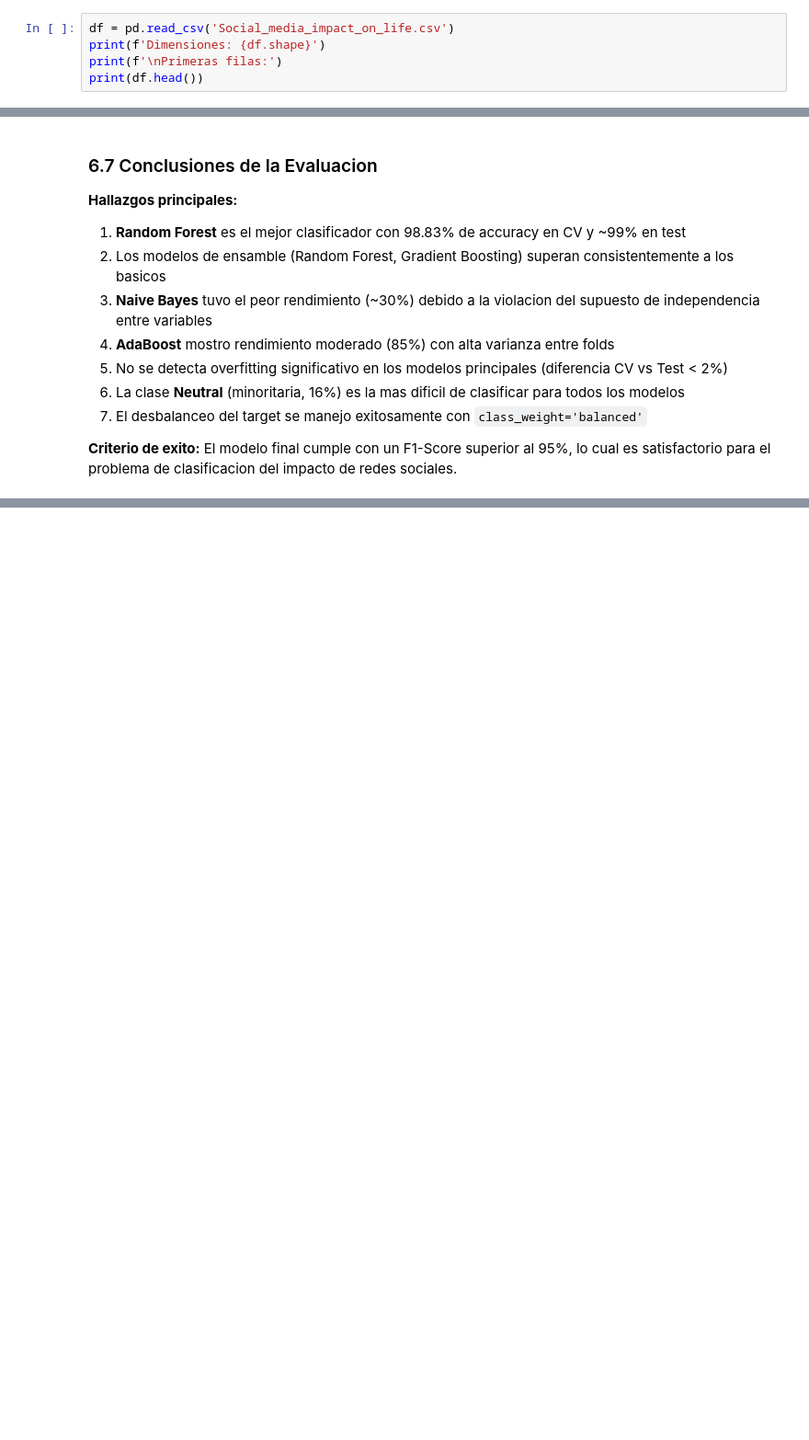
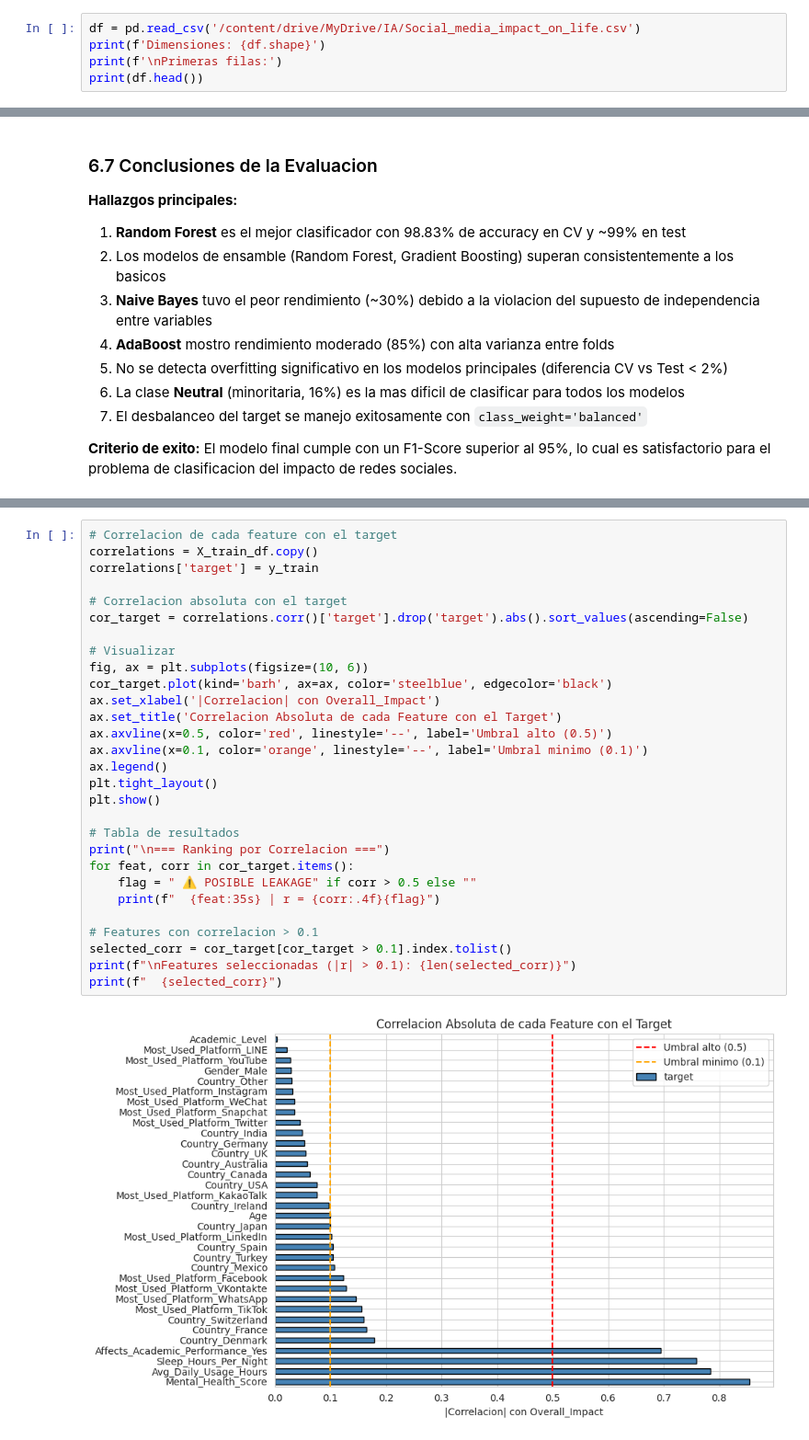
Before and after one commit to Camilov1814/MLClassifier, a Jupyter notebook: EDA_Preprocesamiento_Social_Media.ipynb, the cells around one changed output, grey strips where cells are left out. Shown at 92% size. Drawn from its saved outputs; the diff is of its cells as text; blank space fills up the shorter version.

```diff
--- a/EDA_Preprocesamiento_Social_Media.ipynb
+++ b/EDA_Preprocesamiento_Social_Media.ipynb
@@ -28,7 +33,7 @@ Librerias importadas correctamente
 # %% [markdown]
 ## 2. Carga de Datos
 # %%
-df = pd.read_csv('Social_media_impact_on_life.csv')
+df = pd.read_csv('/content/drive/MyDrive/IA/Social_media_impact_on_life.csv')
 print(f'Dimensiones: {df.shape}')
 print(f'\nPrimeras filas:')
 print(df.head())
@@ -1348,0 +1419,31 @@ Proyecto completado siguiendo la metodologia **CRISP-DM** (Fases 2 a 5):
+# %%
+# Correlacion de cada feature con el target
+correlations = X_train_df.copy()
+correlations['target'] = y_train
+
+# Correlacion absoluta con el target
+cor_target = correlations.corr()['target'].drop('target').abs().sort_values(ascending=False)
+
+# Visualizar
+fig, ax = plt.subplots(figsize=(10, 6))
+cor_target.plot(kind='barh', ax=ax, color='steelblue', edgecolor='black')
+ax.set_xlabel('|Correlacion| con Overall_Impact')
+ax.set_title('Correlacion Absoluta de cada Feature con el Target')
+ax.axvline(x=0.5, color='red', linestyle='--', label='Umbral alto (0.5)')
+ax.axvline(x=0.1, color='orange', linestyle='--', label='Umbral minimo (0.1)')
+ax.legend()
+plt.tight_layout()
+plt.show()
+
+# Tabla de resultados
+print("\n=== Ranking por Correlacion ===")
+for feat, corr in cor_target.items():
+    flag = " ⚠️ POSIBLE LEAKAGE" if corr > 0.5 else ""
+    print(f"  {feat:35s} | r = {corr:.4f}{flag}")
+
+# Features con correlacion > 0.1
+selected_corr = cor_target[cor_target > 0.1].index.tolist()
+print(f"\nFeatures seleccionadas (|r| > 0.1): {len(selected_corr)}")
+print(f"  {selected_corr}")
+# %% [output]
+[figure, added]
```
Also changed, not shown: parts of 63 cells of this notebook.
